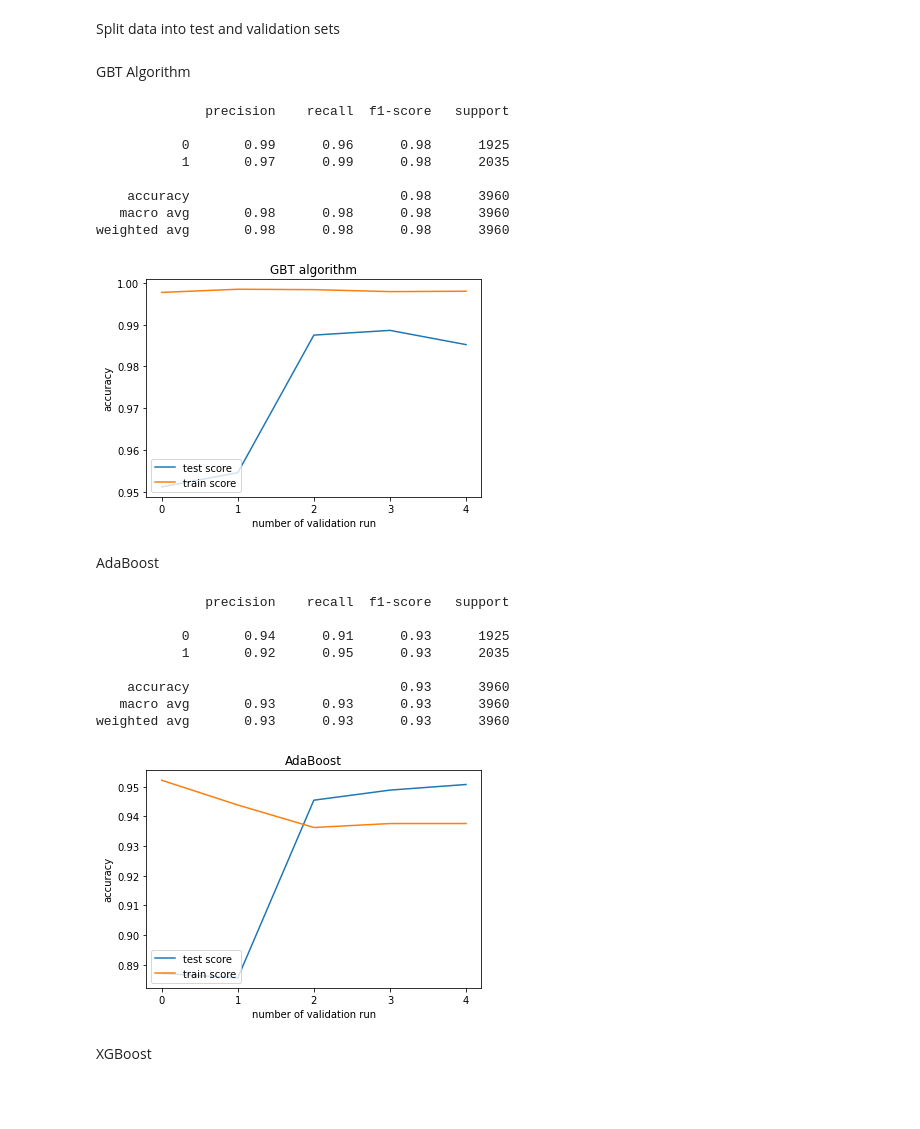
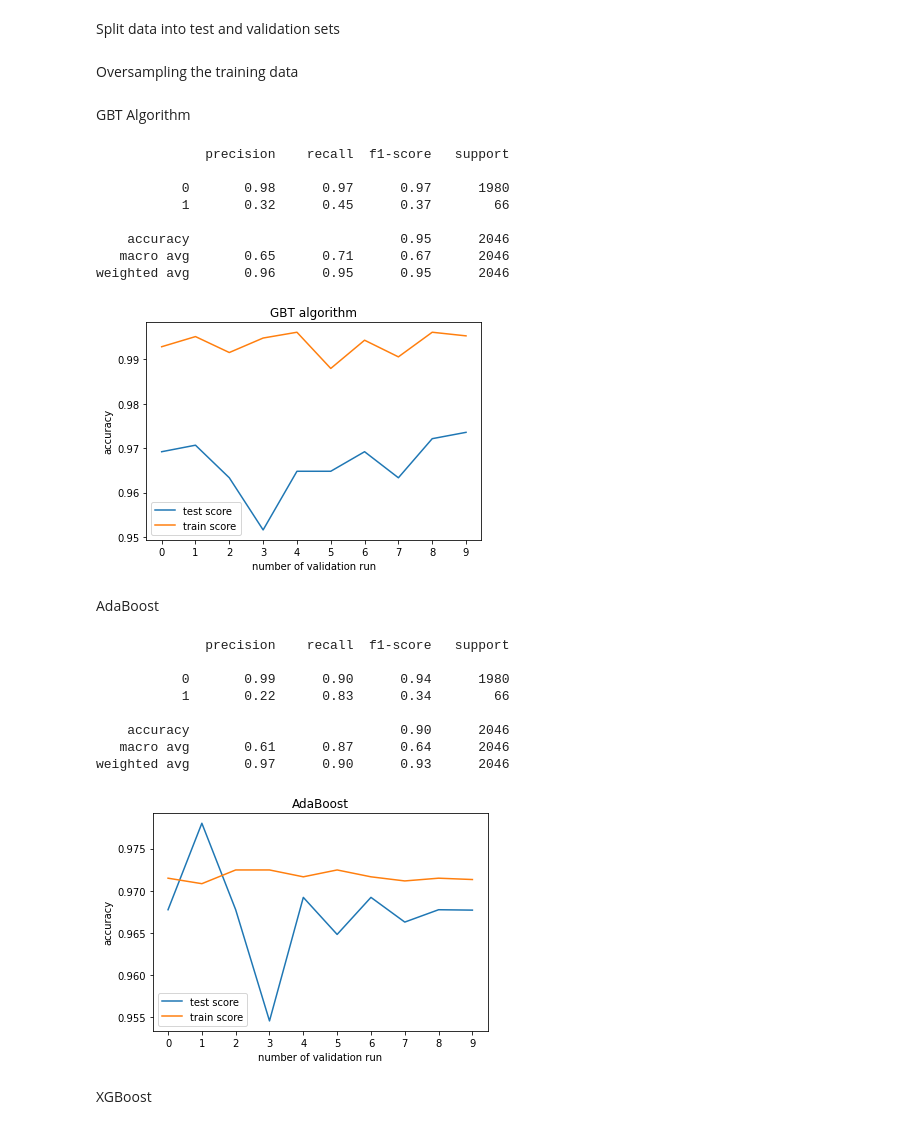
Before and after one commit to niklastrimpe/Gradient-Boosting-Example, a Jupyter notebook: Gradient_Boosting_Credit_Risk.ipynb, the cells around one changed output. Drawn from its saved outputs; the diff is of its cells as text; code cells hidden in the pictures; blank space fills up the shorter version.

Commit message:
changed order for split and SMOTE

```diff
--- a/Gradient_Boosting_Credit_Risk.ipynb
+++ b/Gradient_Boosting_Credit_Risk.ipynb
@@ -40,16 +29,24 @@ y.value_counts()[0] / len(y)
 # %% [markdown]
 Split data into test and validation sets
 # %%
-from sklearn.metrics import classification_report
 from sklearn.model_selection import train_test_split
 
-X_train, X_val, y_train, y_val = train_test_split(X, y, test_size=0.30, random_state=0, shuffle=True)
+X_train, X_val, y_train, y_val = train_test_split(X, y, test_size=0.30, random_state=0, shuffle=True, stratify=y)
+# %% [markdown]
+Oversampling the training data
+# %%
+from imblearn.over_sampling import SMOTE
+
+oversample = SMOTE()
+
+X_train, y_train = oversample.fit_resample(X_train, y_train)
 # %% [markdown]
 GBT Algorithm
 # %%
+from sklearn.metrics import classification_report
 from sklearn.ensemble import GradientBoostingClassifier
 
-model_gbt = GradientBoostingClassifier(learning_rate=0.2, max_depth=8, criterion="friedman_mse", n_estimators=100, n_iter_no_change=5, tol=0.001, random_state=0)
+model_gbt = GradientBoostingClassifier(learning_rate=0.1, max_depth=6, criterion="friedman_mse", n_estimators=100, n_iter_no_change=5, tol=0.001, random_state=0)
 
 model_gbt.fit(X_train, y_train)
 y_pred = model_gbt.predict(X_val)
@@ -57,17 +54,17 @@ print(classification_report(y_true=y_val, y_pred=y_pred))
 # %% [output]
               precision    recall  f1-score   support
 
-           0       0.99      0.96      0.98      1925
-           1       0.97      0.99      0.98      2035
+           0       0.98      0.97      0.97      1980
+           1       0.32      0.45      0.37        66
 
-    accuracy                           0.98      3960
-   macro avg       0.98      0.98      0.98      3960
-weighted avg       0.98      0.98      0.98      3960
+    accuracy                           0.95      2046
+   macro avg       0.65      0.71      0.67      2046
+weighted avg       0.96      0.95      0.95      2046
 # %%
 from sklearn.model_selection import cross_validate
 import matplotlib.pylab as plt
 
-cv = cross_validate(model_gbt, X, y, return_train_score=True, cv=5)
+cv = cross_validate(model_gbt, X, y, return_train_score=True, cv=10)
 plt.plot(cv["test_score"], label="test score")
 plt.plot(cv["train_score"], label="train score")
 plt.legend(loc="lower left")
@@ -77,13 +74,13 @@ plt.ylabel("accuracy")
 plt.title("GBT algorithm")
 plt.show()
 # %% [output]
-[figure, old version]
+[figure, new version]
 # %% [markdown]
 AdaBoost
 # %%
 from sklearn.ensemble import AdaBoostClassifier
 
-model_ada = AdaBoostClassifier(learning_rate=0.2, n_estimators=100, random_state=0)
+model_ada = AdaBoostClassifier(learning_rate=0.1, n_estimators=100, random_state=0)
 
 model_ada.fit(X_train, y_train)
 y_pred = model_ada.predict(X_val)
@@ -91,24 +88,24 @@ print(classification_report(y_true=y_val, y_pred=y_pred))
 # %% [output]
               precision    recall  f1-score   support
 
-           0       0.94      0.91      0.93      1925
-           1       0.92      0.95      0.93      2035
+           0       0.99      0.90      0.94      1980
+           1       0.22      0.83      0.34        66
 
-    accuracy                           0.93      3960
-   macro avg       0.93      0.93      0.93      3960
-weighted avg       0.93      0.93      0.93      3960
+    accuracy                           0.90      2046
+   macro avg       0.61      0.87      0.64      2046
+weighted avg       0.97      0.90      0.93      2046
 # %%
-cv = cross_validate(model_ada, X, y, return_train_score=True, cv=5)
+cv = cross_validate(model_ada, X, y, return_train_score=True, cv=10)
 plt.plot(cv["test_score"], label="test score")
 plt.plot(cv["train_score"], label="train score")
 plt.legend(loc="lower left")
 plt.xlabel("number of validation run")
 plt.xticks(np.arange(0, len(cv["test_score"]), 1))
 plt.ylabel("accuracy")
 plt.title("AdaBoost")
 plt.show()
 # %% [output]
-[figure, old version]
+[figure, new version]
 # %% [markdown]
 XGBoost
 # %%
```
Also changed, not shown: parts of 8 cells of this notebook, 1 other file.
